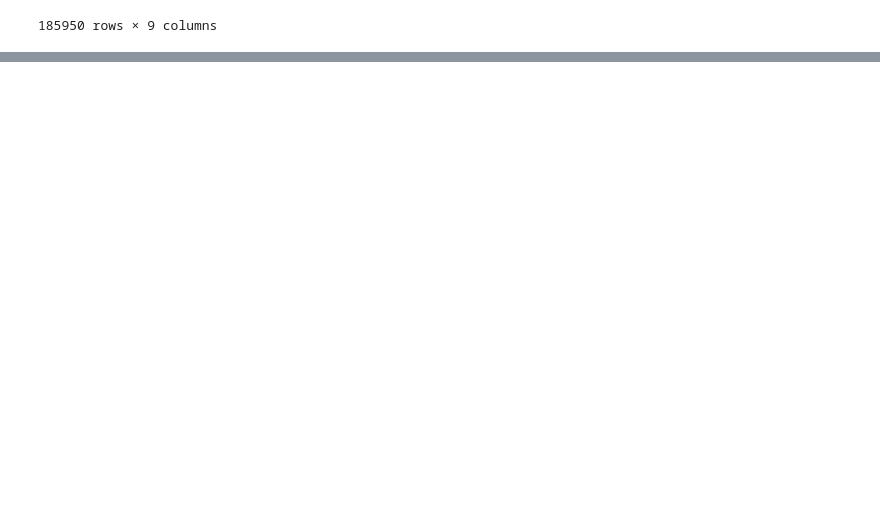
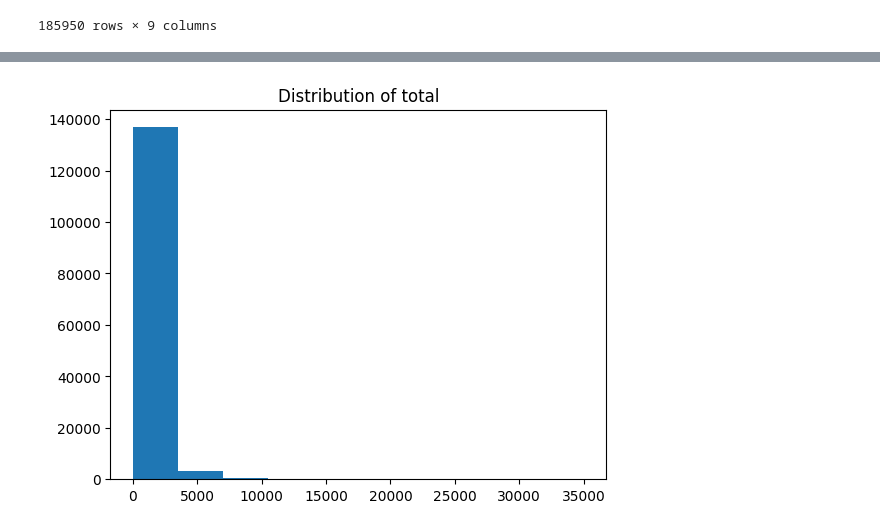
Before and after one commit to CategorIAN/CSCI550_Final, a Jupyter notebook: nb1.ipynb, the cells around one changed output, grey strips where cells are left out. Drawn from its saved outputs; the diff is of its cells as text; code cells hidden in the pictures; blank space fills up the shorter version.

```diff
--- a/nb1.ipynb
+++ b/nb1.ipynb
@@ -102,0 +119,4 @@ data_2
+# %%
+make_histogram('total')
+# %% [output]
+[figure, added]
```
Also changed, not shown: parts of 39 cells of this notebook, 2 other files.
